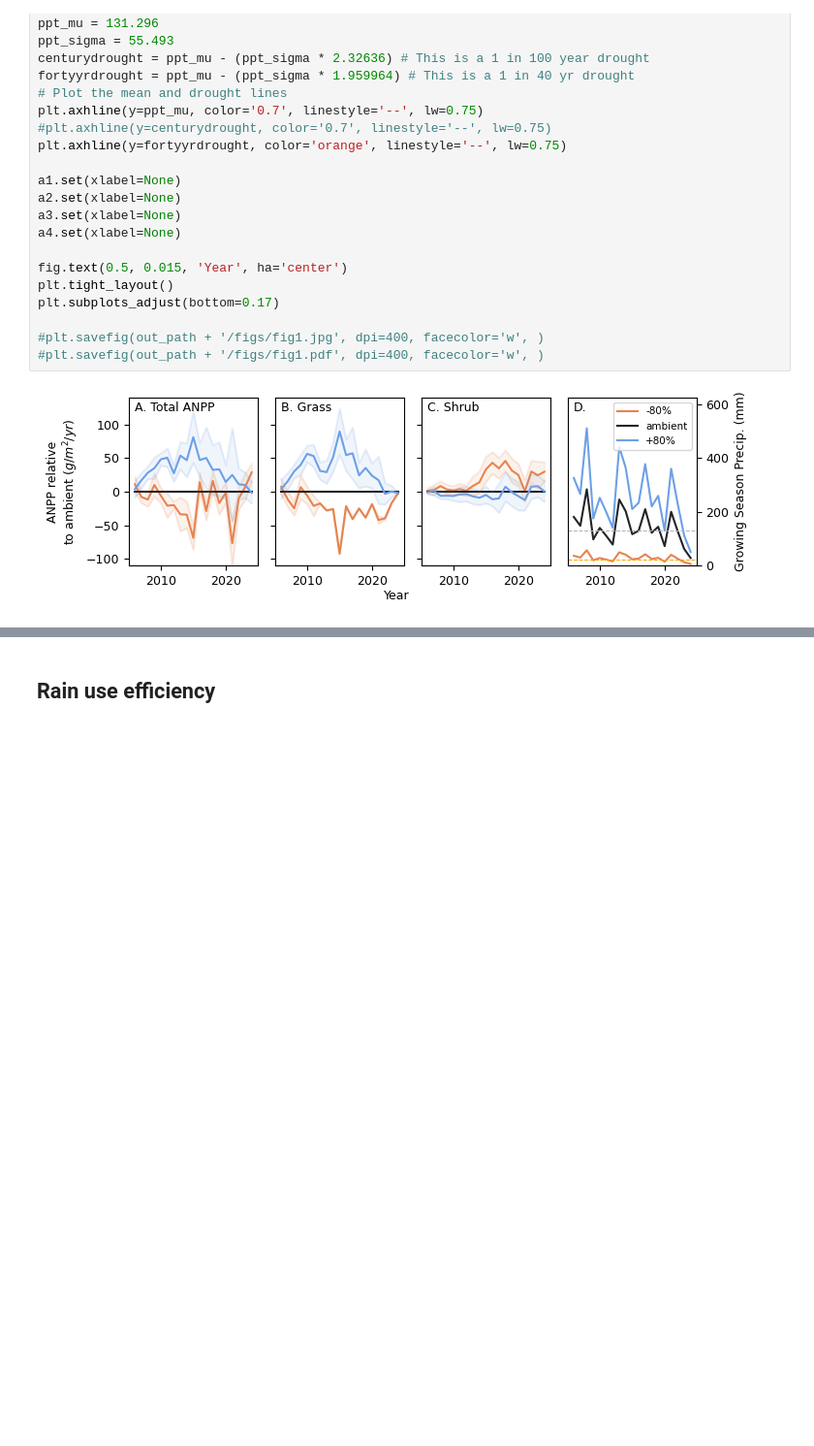
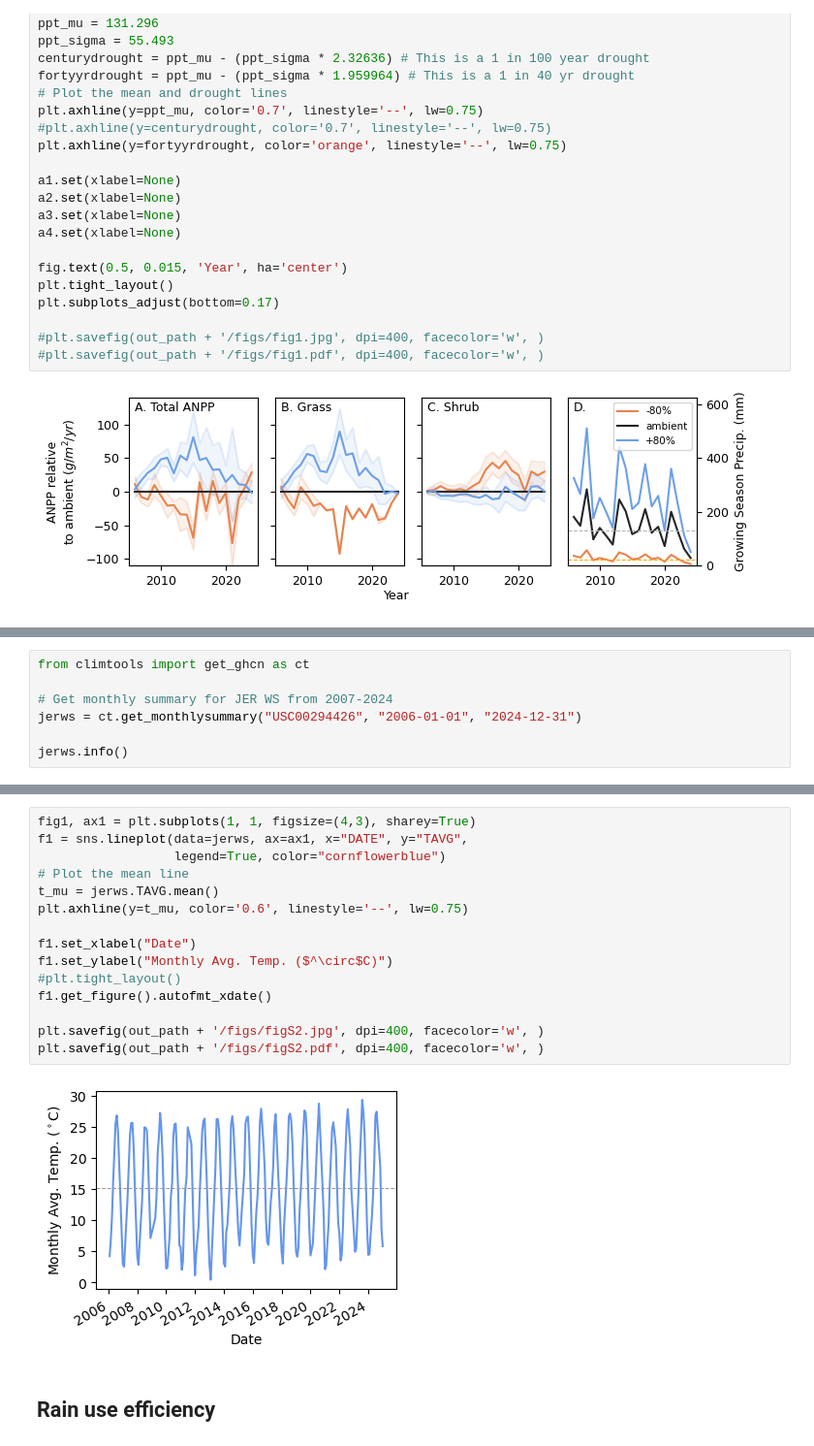
Before and after one commit to jornada-im/pubs-gc-ltreb, a Jupyter notebook: manuscripts/schadenfreude/Production.ipynb, the cells around one changed output, grey strips where cells are left out. Shown at 97% size. Cells and saved outputs as stored; diff of their text form; blank space fills up the shorter version.

```diff
--- a/manuscripts/schadenfreude/Production.ipynb
+++ b/manuscripts/schadenfreude/Production.ipynb
@@ -246,0 +250,7 @@ plt.subplots_adjust(bottom=0.17)
+# %%
+from climtools import get_ghcn as ct
+
+# Get monthly summary for JER WS from 2007-2024
+jerws = ct.get_monthlysummary("USC00294426", "2006-01-01", "2024-12-31")
+
+jerws.info()
@@ -247,3 +271,20 @@ plt.subplots_adjust(bottom=0.17)
+# %%
+fig1, ax1 = plt.subplots(1, 1, figsize=(4,3), sharey=True)
+f1 = sns.lineplot(data=jerws, ax=ax1, x="DATE", y="TAVG",
+                  legend=True, color="cornflowerblue")
+# Plot the mean line
+t_mu = jerws.TAVG.mean()
+plt.axhline(y=t_mu, color='0.6', linestyle='--', lw=0.75)
+
+f1.set_xlabel("Date")
+f1.set_ylabel("Monthly Avg. Temp. ($^\circ$C)")
+#plt.tight_layout()
+f1.get_figure().autofmt_xdate()
+
+plt.savefig(out_path + '/figs/figS2.jpg', dpi=400, facecolor='w', )
+plt.savefig(out_path + '/figs/figS2.pdf', dpi=400, facecolor='w', )
+# %% [output]
+[figure, added]
 # %% [markdown]
 ## Rain use efficiency
 # %%
```
Also changed, not shown: parts of 11 cells of this notebook, 2 other files.
